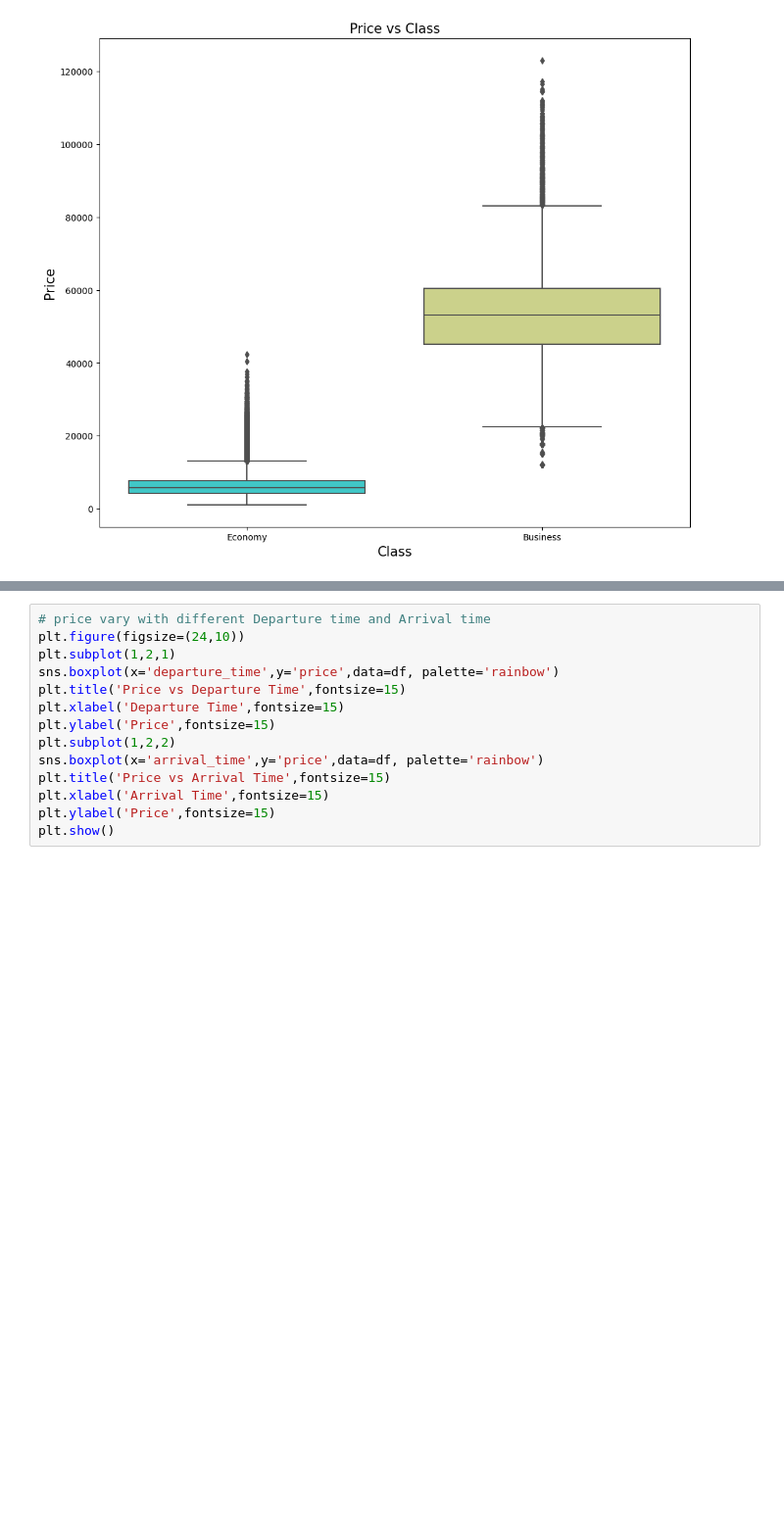
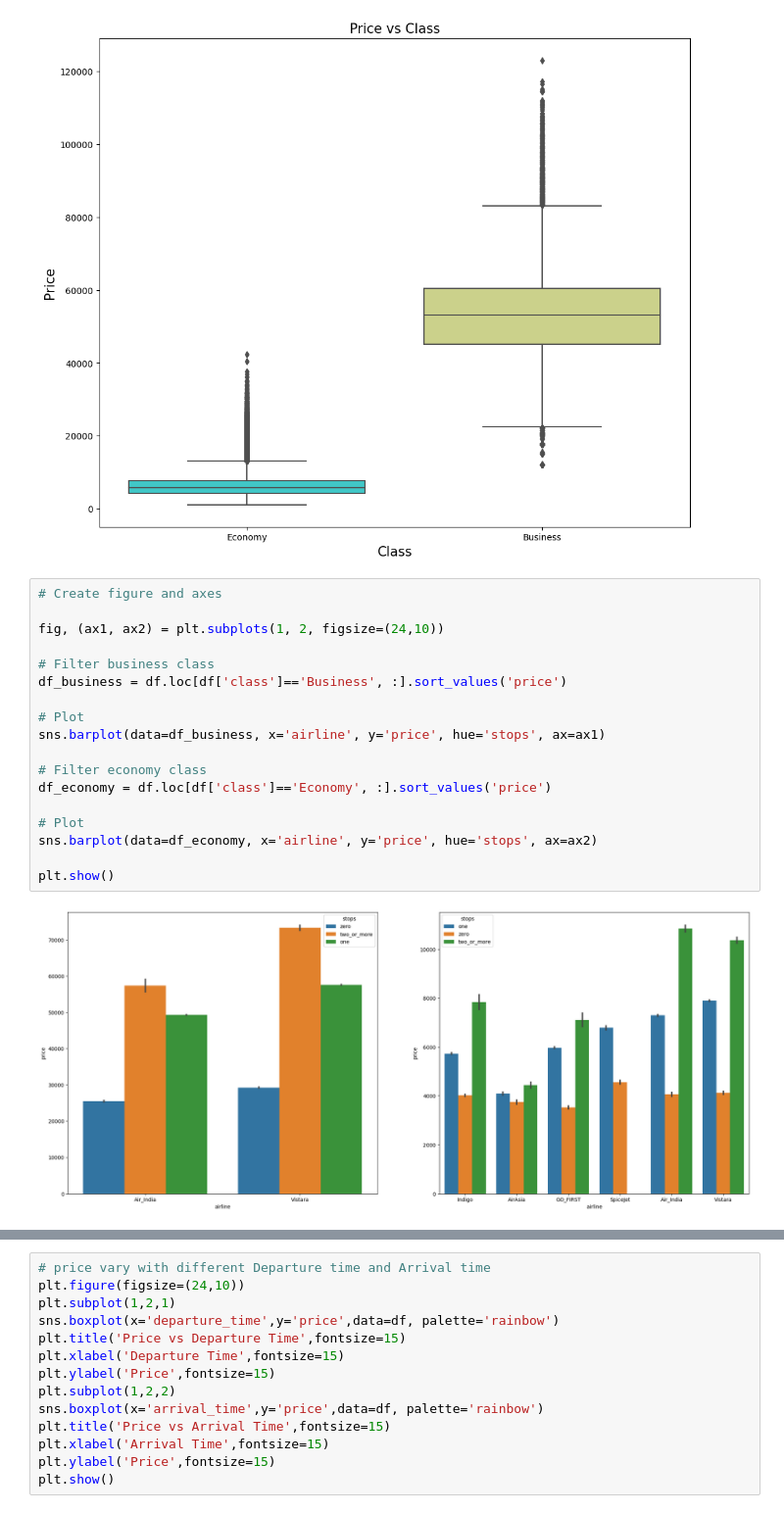
Before and after one commit to unclethien/Flight-Price-Prediction-Project, a Jupyter notebook: data analysis.ipynb, the cells around one changed output, grey strips where cells are left out. Shown at 98% size. Saved outputs shown, nothing was run; the diff lists cells and outputs as text; blank space fills up the shorter version.

```diff
--- a/data analysis.ipynb
+++ b/data analysis.ipynb
@@ -239,3 +239,23 @@ plt.ylabel('Price',fontsize=15)
 plt.show()
 # %% [output]
 [figure]
+# %%
+# Create figure and axes
+
+fig, (ax1, ax2) = plt.subplots(1, 2, figsize=(24,10))
+
+# Filter business class
+df_business = df.loc[df['class']=='Business', :].sort_values('price')
+
+# Plot
+sns.barplot(data=df_business, x='airline', y='price', hue='stops', ax=ax1)
+
+# Filter economy class
+df_economy = df.loc[df['class']=='Economy', :].sort_values('price')
+
+# Plot
+sns.barplot(data=df_economy, x='airline', y='price', hue='stops', ax=ax2)
+
+plt.show()
+# %% [output]
+[figure, added]
```
Also changed, not shown: parts of 18 cells of this notebook, 1 other file.
